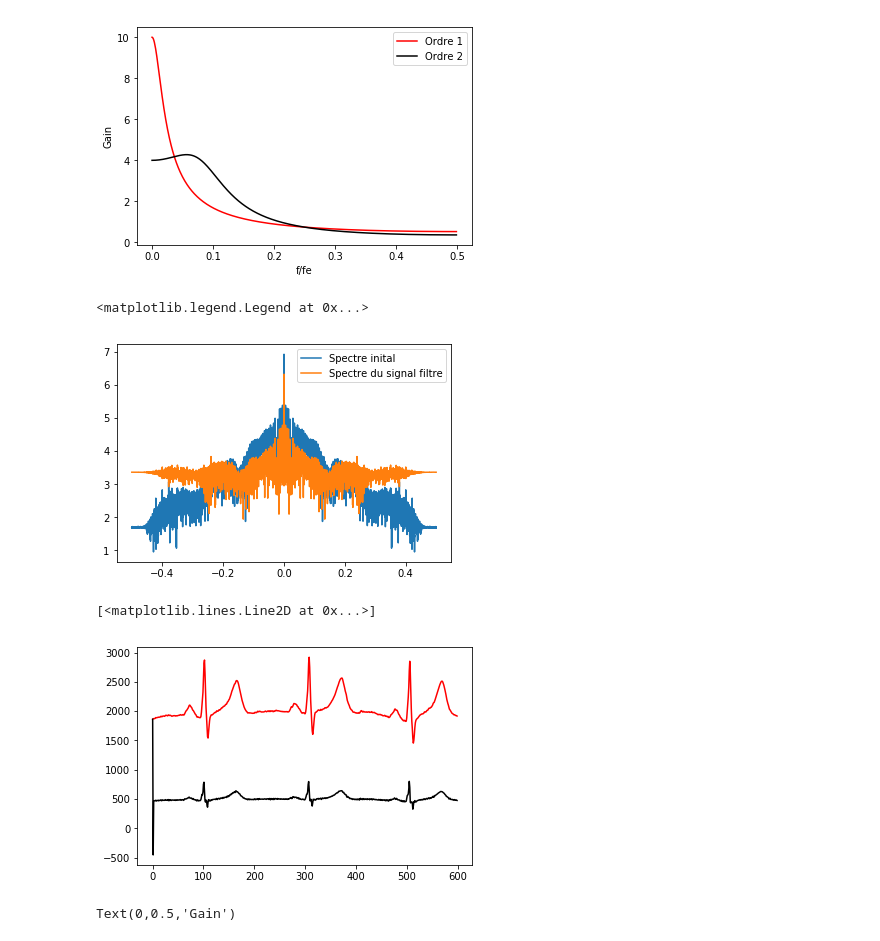
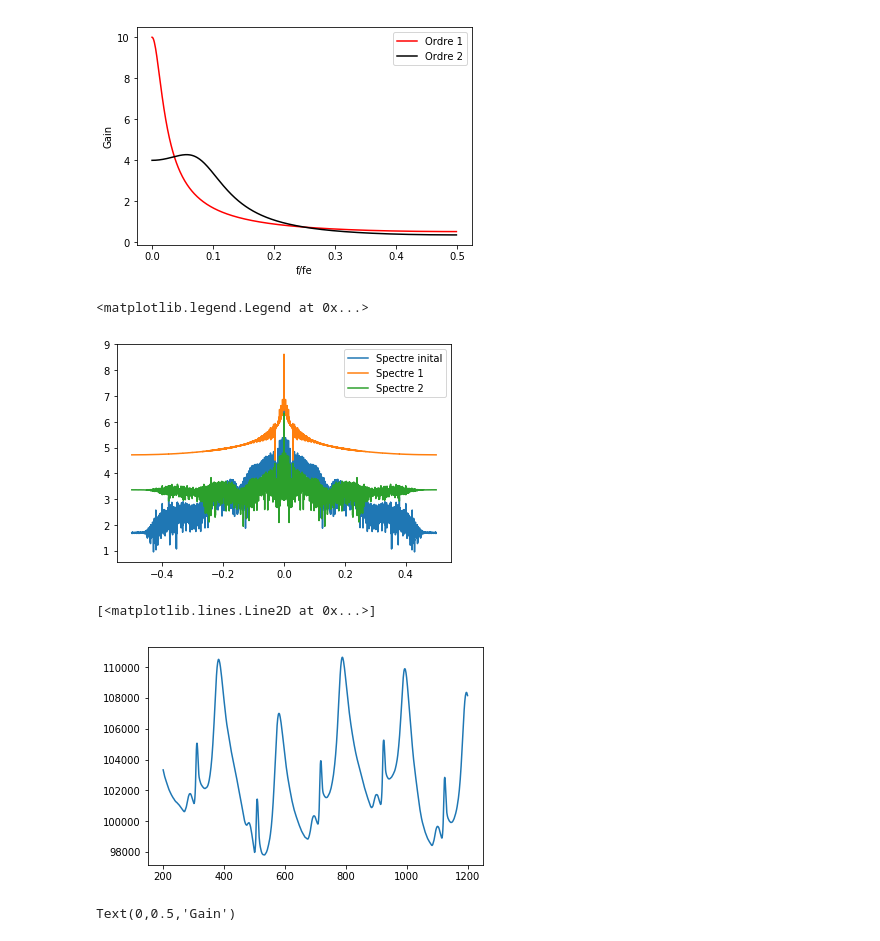
Before and after one commit to GregoirePacreau/ProjetTS, a Jupyter notebook: Projet 4 - ECG/projet.ipynb, the cells around one changed output. Drawn from its saved outputs; the diff is of its cells as text; code cells hidden in the pictures.

```diff
--- a/Projet 4 - ECG/projet.ipynb
+++ b/Projet 4 - ECG/projet.ipynb
@@ -200,7 +200,7 @@ a=[1,-0.9]
 plt.plot(freq/(2*math.pi),np.abs(reponse),'r')
 plt.xlabel('f/fe')
 plt.ylabel('Gain')
-#y = signal.lfilter([1],[1,-0.980],ecg1)
+y2 = signal.lfilter([1],[1,-0.980],ecg1)
 #Passe-bas d'ordre 2 du cours
 b=[1]
 a=[1,-1.25,0.5]
@@ -215,27 +215,35 @@ y = signal.lfilter([1,-1.25,0.5],[1],ecg1)
 # %%
 #Basses fréquences peu modifiées et hautes fréquences modifiées
 f = np.linspace(-1/2.,1/2.,N)
 l1 = np.log10(np.absolute(np.fft.fft(ecg1)))[0:N/2]
 l2 = np.log10(np.absolute(np.fft.fft(ecg1)))[N/2:]
 l = np.concatenate((l2,l1))
 
 la = np.log10(np.absolute(np.fft.fft(y)))[0:N/2]
 lb = np.log10(np.absolute(np.fft.fft(y)))[N/2:]
 lc = np.concatenate((lb,la))
+
+le = np.log10(np.absolute(np.fft.fft(y2)))[0:N/2]
+ld = np.log10(np.absolute(np.fft.fft(y2)))[N/2:]
+lf = np.concatenate((ld,le))
+
 plt.plot(f, l)
+plt.plot(f,lf)
 plt.plot(f, lc)
-plt.legend(['Spectre inital', 'Spectre du signal filtre'])
+
+plt.legend(['Spectre inital', 'Spectre 1', 'Spectre 2' ])
 # %% [output]
 <matplotlib.legend.Legend at 0x...>
-[figure, old version]
+[figure, new version]
 # %%
 #En effet les basses fréquences sont modifiées (par exemple la moyenne du signal)
-t = [i for i in range(0,600)]
-plt.plot(t,ecg1[0:600],'r')
-plt.plot(t, y[0:600],'k')
+t = [i for i in range(200,1200)]
+#plt.plot(t,ecg1[0:300])
+plt.plot(t, y2[200:1200])
+#plt.plot(t, y[200:1200])
 # %% [output]
 [<matplotlib.lines.Line2D at 0x...>]
-[figure, old version]
+[figure, new version]
 # %%
 #Utilisation de filtre de Butterworth (cf. exemple de la documentation de scipy.signal.lfilter)
 b, a = signal.butter(3, 0.05)
```
Also changed, not shown: parts of 23 cells of this notebook.
